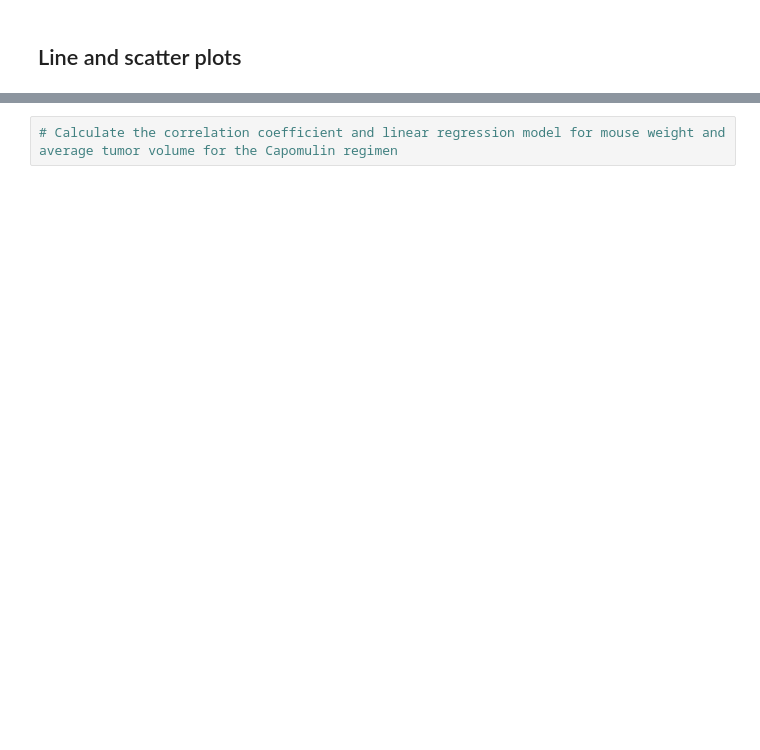
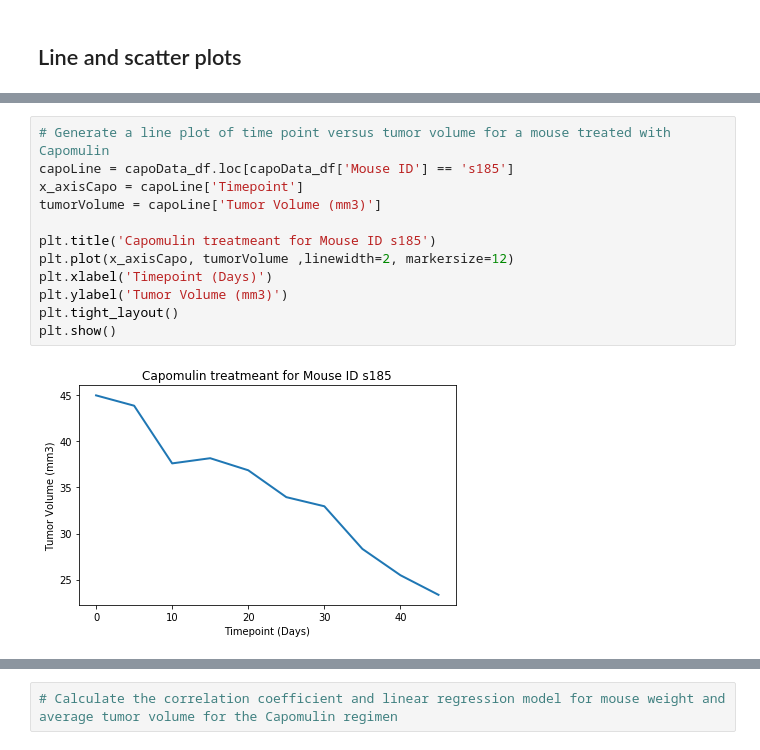
Before and after one commit to TravisDC5/matplotlib-challenege, a Jupyter notebook: 05-Matplotlib_HW_Instructions_Pymaceuticals_pymaceuticals_starter.ipynb, the cells around one changed output, grey strips where cells are left out. Drawn from its saved outputs; the diff is of its cells as text; blank space fills up the shorter version.

```diff
--- a/05-Matplotlib_HW_Instructions_Pymaceuticals_pymaceuticals_starter.ipynb
+++ b/05-Matplotlib_HW_Instructions_Pymaceuticals_pymaceuticals_starter.ipynb
@@ -129,2 +204,16 @@ regimenList = ["Capomulin", "Ramicane", "Infubinol", "Ceftamin"]
+# %%
+# Generate a line plot of time point versus tumor volume for a mouse treated with Capomulin
+capoLine = capoData_df.loc[capoData_df['Mouse ID'] == 's185']
+x_axisCapo = capoLine['Timepoint']
+tumorVolume = capoLine['Tumor Volume (mm3)']
+
+plt.title('Capomulin treatmeant for Mouse ID s185')
+plt.plot(x_axisCapo, tumorVolume ,linewidth=2, markersize=12)
+plt.xlabel('Timepoint (Days)')
+plt.ylabel('Tumor Volume (mm3)')
+plt.tight_layout()
+plt.show()
+# %% [output]
+[figure, added]
 # %%
 # Generate a scatter plot of mouse weight versus average tumor volume for the Capomulin regimen
```
Also changed, not shown: parts of 7 cells of this notebook.
